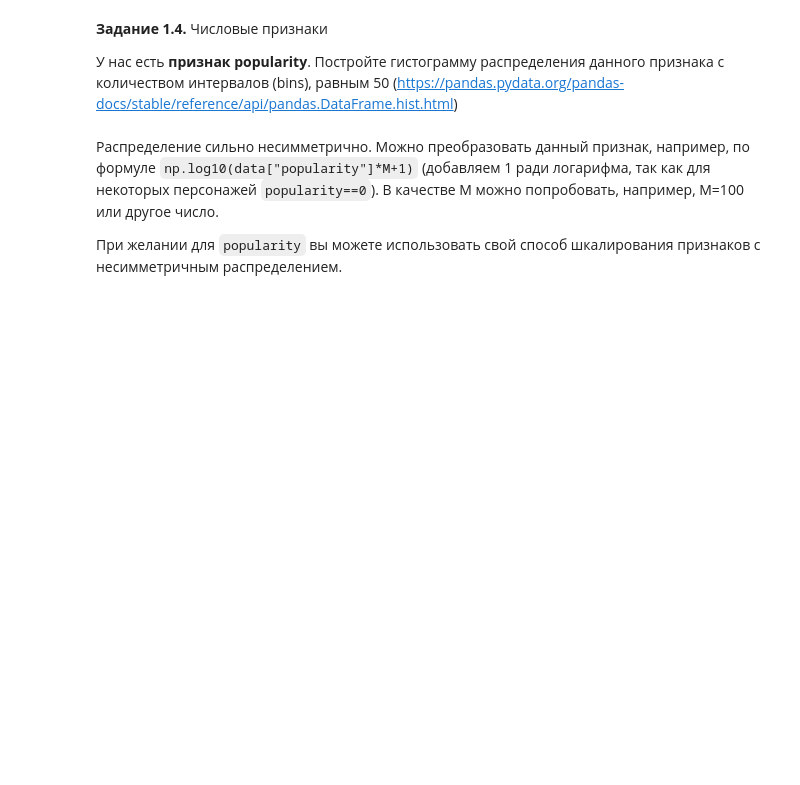
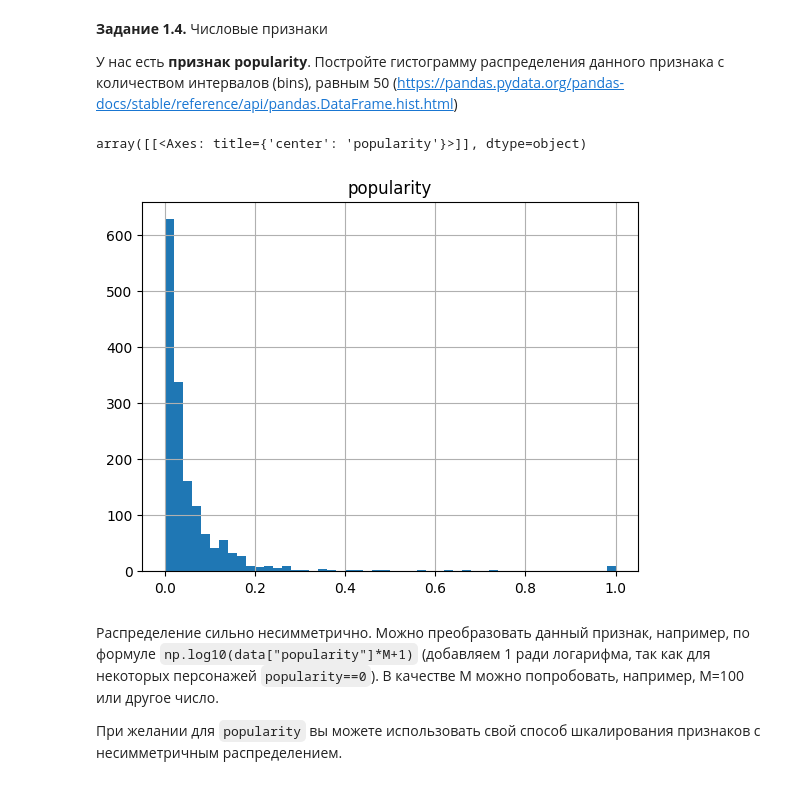
Before and after one commit to takry/MFTI_start, a Jupyter notebook: week_01_ml_intro/Homework/hw_1_game_of_thrones.ipynb, the cells around one changed output. Cells and saved outputs as stored; diff of their text form; code cells hidden in the pictures; blank space fills up the shorter version.

```diff
--- a/week_01_ml_intro/Homework/hw_1_game_of_thrones.ipynb
+++ b/week_01_ml_intro/Homework/hw_1_game_of_thrones.ipynb
@@ -196,6 +196,11 @@ dtype: int64
 **Задание 1.4.** Числовые признаки
 
 У нас есть **признак popularity**. Постройте гистограмму распределения данного признака с количеством интервалов (bins), равным 50 (https://pandas.pydata.org/pandas-docs/stable/reference/api/pandas.DataFrame.hist.html)
+# %%
+data.hist(column='popularity', bins=50)
+# %% [output]
+array([[<Axes: title={'center': 'popularity'}>]], dtype=object)
+[figure, added]
 # %% [markdown]
 Распределение сильно несимметрично. Можно преобразовать данный признак, например, по формуле `np.log10(data["popularity"]*M+1)` (добавляем 1 ради логарифма, так как для некоторых персонажей `popularity==0`). В качестве M можно попробовать, например, M=100 или другое число.
 
```
Also changed, not shown: parts of 4 cells of this notebook.
